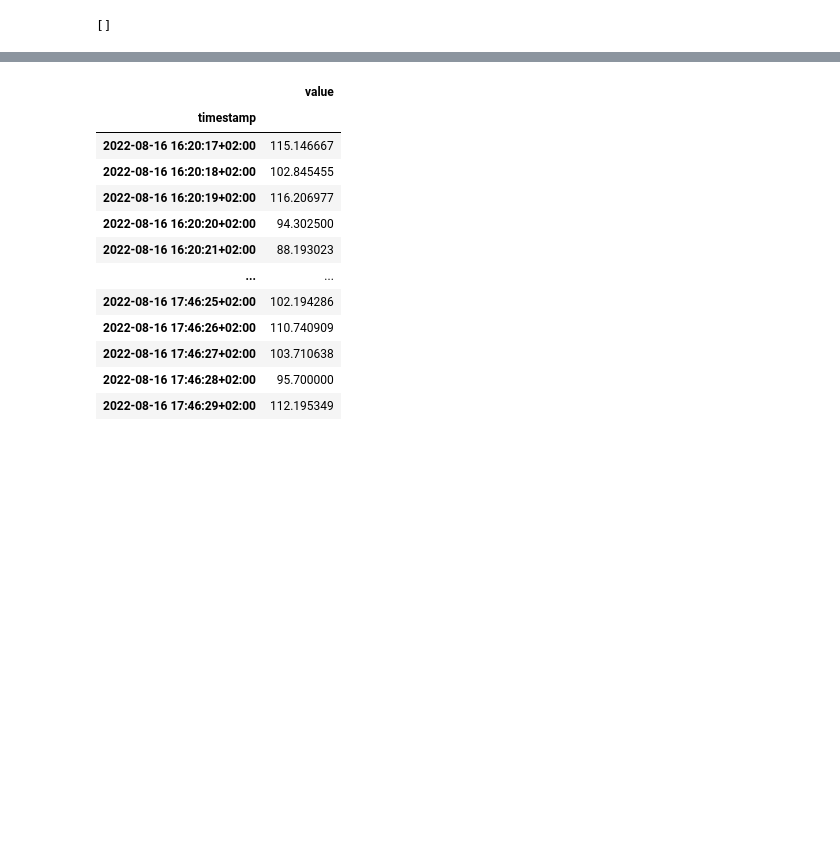
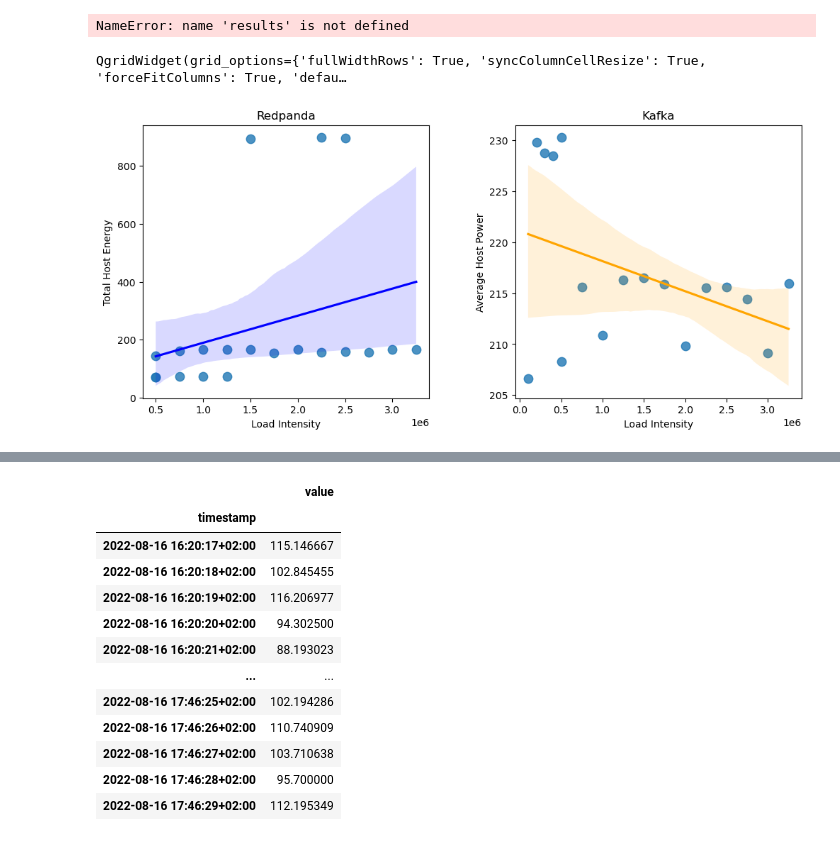
Before and after one commit to stream-energy/greenflow, a Jupyter notebook: analysis.ipynb, the cells around one changed output, grey strips where cells are left out. Drawn from its saved outputs; the diff is of its cells as text; code cells hidden in the pictures; blank space fills up the shorter version.

```diff
--- a/analysis.ipynb
+++ b/analysis.ipynb
@@ -72,6 +11,0 @@ IndexError: list index out of range
-# %%
-df
-# df = pd.DataFrame(df)
-# df
-# %% [output]
-[]
@@ -77,0 +57,48 @@ df
+# %%
+redpanda_kafka_data = results
+# %% [output]
+NameError: name 'results' is not defined
+# %%
+import matplotlib.pyplot as plt
+import seaborn as sns
+
+# Assuming your data is in the 'redpanda_kafka_data' DataFrame
+import matplotlib.pyplot as plt
+import seaborn as sns
+import qgrid
+
+# Filter out start and stop times
+# redpanda_kafka_data = redpanda_kafka_data.drop(columns=['started_ts', 'stopped_ts'])
+redpanda_kafka_data['load'] = pd.to_numeric(redpanda_kafka_data['load'], errors='coerce')
+redpanda_kafka_data['total_host_energy'] = pd.to_numeric(redpanda_kafka_data['total_host_energy'], errors='coerce')
+
+# Display DataFrame using qgrid (Assuming your DataFrame is 'redpanda_kafka_data')
+qgrid_widget = qgrid.show_grid(redpanda_kafka_data, show_toolbar=True)
+qgrid_widget
+# %% [output]
+QgridWidget(grid_options={'fullWidthRows': True, 'syncColumnCellResize': True, 'forceFitColumns': True, 'defau…
+# %%
+# Create a figure with two subplots
+fig, (ax1, ax2) = plt.subplots(1, 2, figsize=(12, 5))
+
+# Plot Redpanda data on the first subplot
+sns.regplot(x='load', y='avg_host_power', data=redpanda_kafka_data[redpanda_kafka_data['exp_name'] == 'ingest-redpanda'],
+            ax=ax1, scatter_kws={'s': 80}, line_kws={'color': 'blue'})
+ax1.set_title('Redpanda')
+ax1.set_xlabel('Load Intensity')
+ax1.set_ylabel('Total Host Energy')
+
+# Plot Kafka data on the second subplot
+sns.regplot(x='load', y='avg_host_power', data=redpanda_kafka_data[redpanda_kafka_data['exp_name'] == 'ingest-kafka'],
+            ax=ax2, scatter_kws={'s': 80}, line_kws={'color': 'orange'})
+ax2.set_title('Kafka')
+ax2.set_xlabel('Load Intensity')
+ax2.set_ylabel('Average Host Power')
+
+# Adjust spacing between subplots
+plt.subplots_adjust(wspace=0.3)
+
+# Show the plot
+plt.show()
+# %% [output]
+[figure, added]
```
Also changed, not shown: parts of 7 cells of this notebook, 33 other files.
